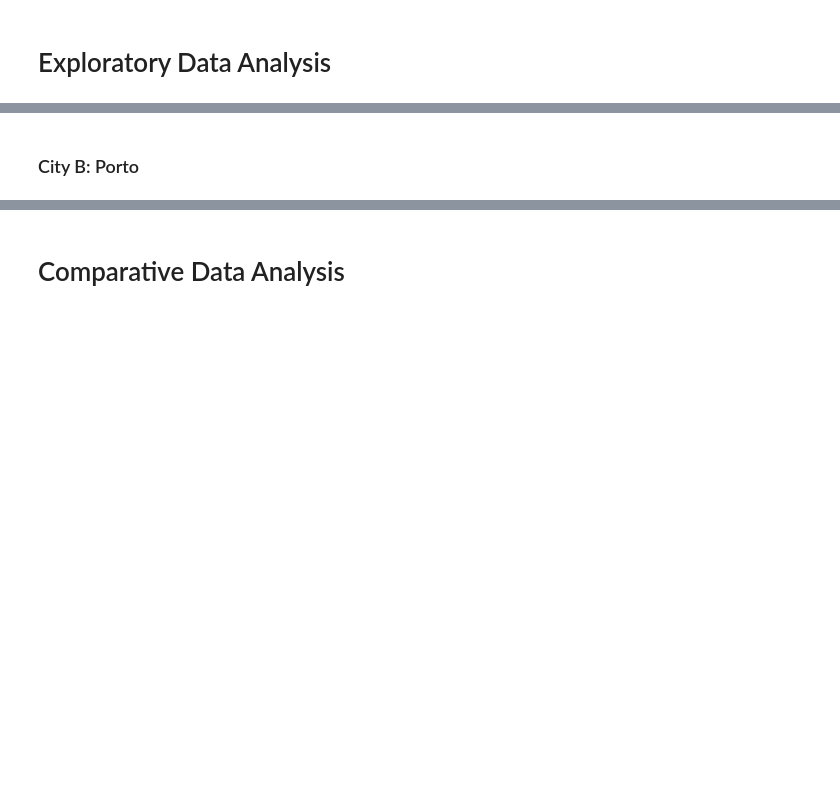
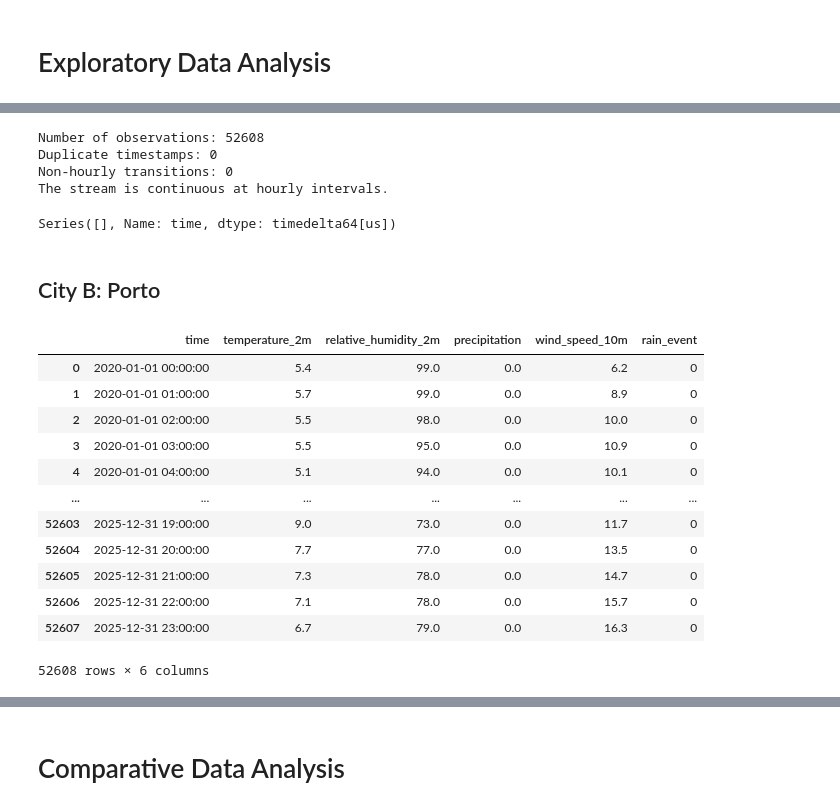
Before and after one commit to LouisSilva/Data-Stream-Mining-Practical-Assignment-1, a Jupyter notebook: practical_assignment.ipynb, the cells around one changed output, grey strips where cells are left out. Saved outputs shown, nothing was run; the diff lists cells and outputs as text; code cells hidden in the pictures; blank space fills up the shorter version.

```diff
--- a/practical_assignment.ipynb
+++ b/practical_assignment.ipynb
@@ -38,2 +112,26 @@ config, df_lisboa, df_porto = get_fresh_dataframes_and_config()
+# %%
+check_hourly_continuity(df_lisboa)
+# %% [output]
+Number of observations: 52608
+Duplicate timestamps: 0
+Non-hourly transitions: 0
+The stream is continuous at hourly intervals.
+Series([], Name: time, dtype: timedelta64[us])
 # %% [markdown]
-### City B: Porto
+## City B: Porto
+# %%
+display(df_porto)
+# %% [output]
+|  | time | temperature_2m | relative_humidity_2m | precipitation | wind_speed_10m | rain_event |
+| 0 | 2020-01-01 00:00:00 | 5.4 | 99.0 | 0.0 | 6.2 | 0 |
+| 1 | 2020-01-01 01:00:00 | 5.7 | 99.0 | 0.0 | 8.9 | 0 |
+| 2 | 2020-01-01 02:00:00 | 5.5 | 98.0 | 0.0 | 10.0 | 0 |
+| 3 | 2020-01-01 03:00:00 | 5.5 | 95.0 | 0.0 | 10.9 | 0 |
+| 4 | 2020-01-01 04:00:00 | 5.1 | 94.0 | 0.0 | 10.1 | 0 |
+| ... | ... | ... | ... | ... | ... | ... |
+| 52603 | 2025-12-31 19:00:00 | 9.0 | 73.0 | 0.0 | 11.7 | 0 |
+| 52604 | 2025-12-31 20:00:00 | 7.7 | 77.0 | 0.0 | 13.5 | 0 |
+| 52605 | 2025-12-31 21:00:00 | 7.3 | 78.0 | 0.0 | 14.7 | 0 |
+| 52606 | 2025-12-31 22:00:00 | 7.1 | 78.0 | 0.0 | 15.7 | 0 |
+| 52607 | 2025-12-31 23:00:00 | 6.7 | 79.0 | 0.0 | 16.3 | 0 |
+52608 rows × 6 columns
```
Also changed, not shown: parts of 14 cells of this notebook, 3 other files.
